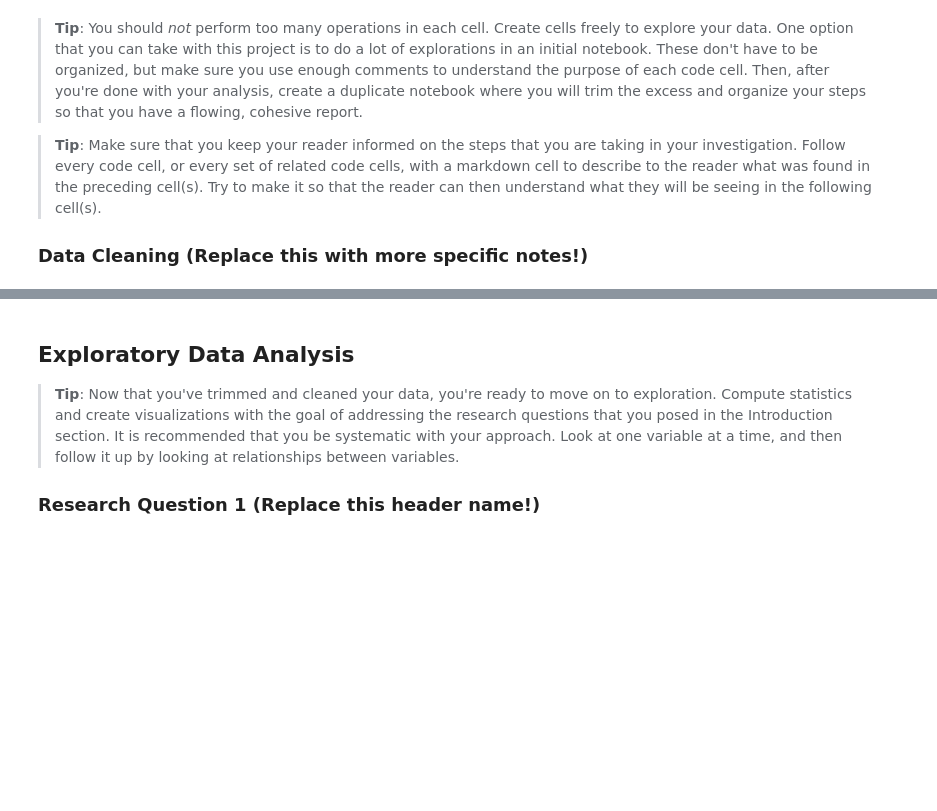
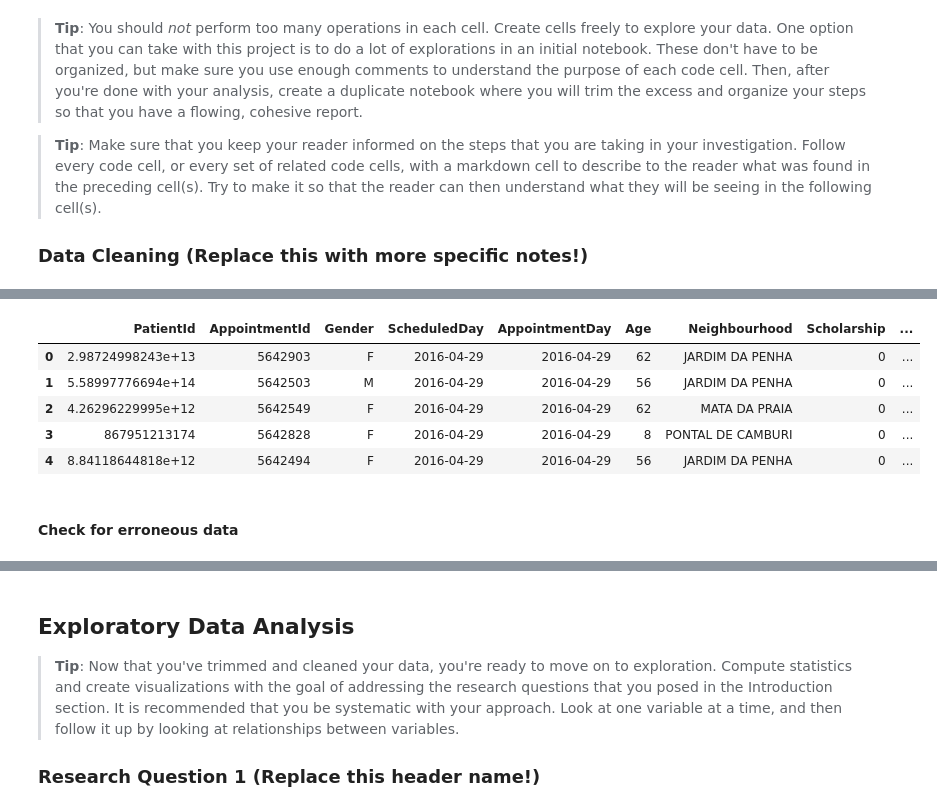
Before and after one commit to yagmurdalman/investigate-a-data-set, a Jupyter notebook: no_show_appointments.ipynb, the cells around one changed output, grey strips where cells are left out. Cells and saved outputs as stored; diff of their text form; code cells hidden in the pictures; blank space fills up the shorter version.

```diff
--- a/no_show_appointments.ipynb
+++ b/no_show_appointments.ipynb
@@ -106,0 +109,6 @@ df.duplicated().sum()
+# %%
+df.rename(columns = {'AppointmentID':'AppointmentId',
+                     'Hipertension': 'Hypertension',
+                     'Handcap': 'Handicap',
+                     'No-show': 'No_show'}, inplace = True)
+print(df.columns)
@@ -106,0 +122,5 @@ df.duplicated().sum()
+# %%
+df['PatientId'] = df['PatientId'].astype(str).replace('\.0', '', regex=True)
+df['AppointmentId'] = df['AppointmentId'].astype(str)
+df['ScheduledDay'] = pd.to_datetime(df['ScheduledDay'])
+df['AppointmentDay'] = pd.to_datetime(df['AppointmentDay'])
@@ -106,0 +133,3 @@ df.duplicated().sum()
+# %%
+df['ScheduledDay'] = df['ScheduledDay'].apply(lambda x: x.strftime('%d-%m-%Y'))
+df['AppointmentDay'] = df['AppointmentDay'].apply(lambda x: x.strftime('%d-%m-%Y'))
@@ -106,0 +138,3 @@ df.duplicated().sum()
+# %%
+df['ScheduledDay'] = pd.to_datetime(df['ScheduledDay'])
+df['AppointmentDay'] = pd.to_datetime(df['AppointmentDay'])
@@ -106,0 +163,11 @@ df.duplicated().sum()
+# %%
+df.head()
+# %% [output]
+|  | PatientId | AppointmentId | Gender | ScheduledDay | AppointmentDay | Age | Neighbourhood | Scholarship | ... |
+| 0 | 2.98724998243e+13 | 5642903 | F | 2016-04-29 | 2016-04-29 | 62 | JARDIM DA PENHA | 0 | ... |
+| 1 | 5.58997776694e+14 | 5642503 | M | 2016-04-29 | 2016-04-29 | 56 | JARDIM DA PENHA | 0 | ... |
+| 2 | 4.26296229995e+12 | 5642549 | F | 2016-04-29 | 2016-04-29 | 62 | MATA DA PRAIA | 0 | ... |
+| 3 | 867951213174 | 5642828 | F | 2016-04-29 | 2016-04-29 | 8 | PONTAL DE CAMBURI | 0 | ... |
+| 4 | 8.84118644818e+12 | 5642494 | F | 2016-04-29 | 2016-04-29 | 56 | JARDIM DA PENHA | 0 | ... |
+# %% [markdown]
+#### Check for erroneous data
```
Also changed, not shown: parts of 22 cells of this notebook.
